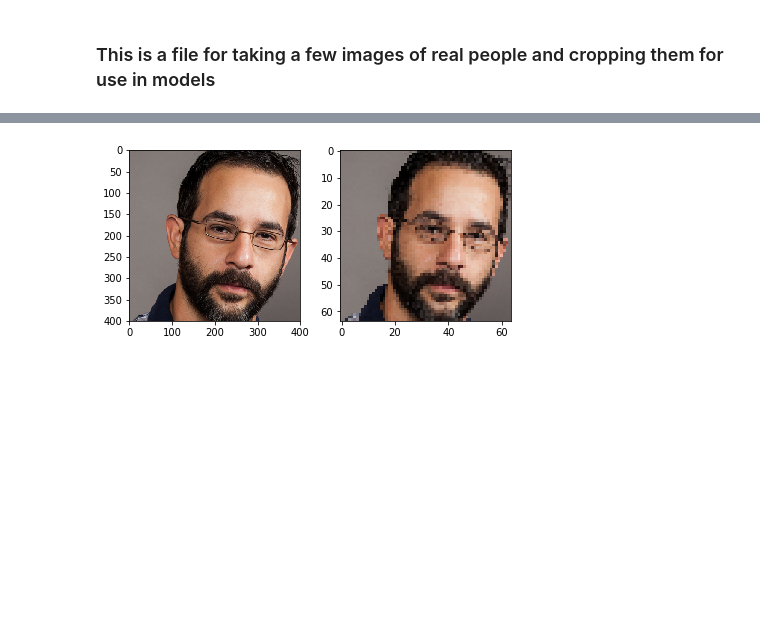
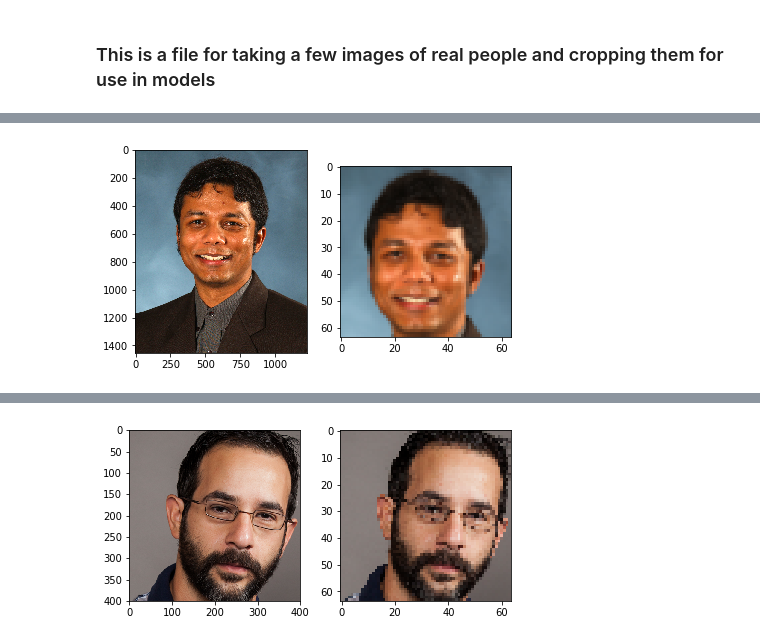
Before and after one commit to mkocaoglu/CausalGAN, a Jupyter notebook: custom_image_crop.ipynb, the cells around one changed output, grey strips where cells are left out. Cells and saved outputs as stored; diff of their text form; code cells hidden in the pictures; blank space fills up the shorter version.

```diff
--- a/custom_image_crop.ipynb
+++ b/custom_image_crop.ipynb
@@ -15,0 +44,13 @@ io.imshow(alexHQ)
+# %%
+#SRIRAM PARAMS
+save_path='custom_images/processed/Vishwanath.png'
+img=sriramHQ
+#center image
+tl=[0,0];br=list(img.shape[:2])#init (dont touch)
+br[0]=1000
+crop_w=950
+
+out_img=crop_custom(img,tl,br,crop_w,show=True)
+io.imsave(save_path,out_img)
+# %% [output]
+[figure, added]
```
Also changed, not shown: parts of 13 cells of this notebook, 17 other files.
